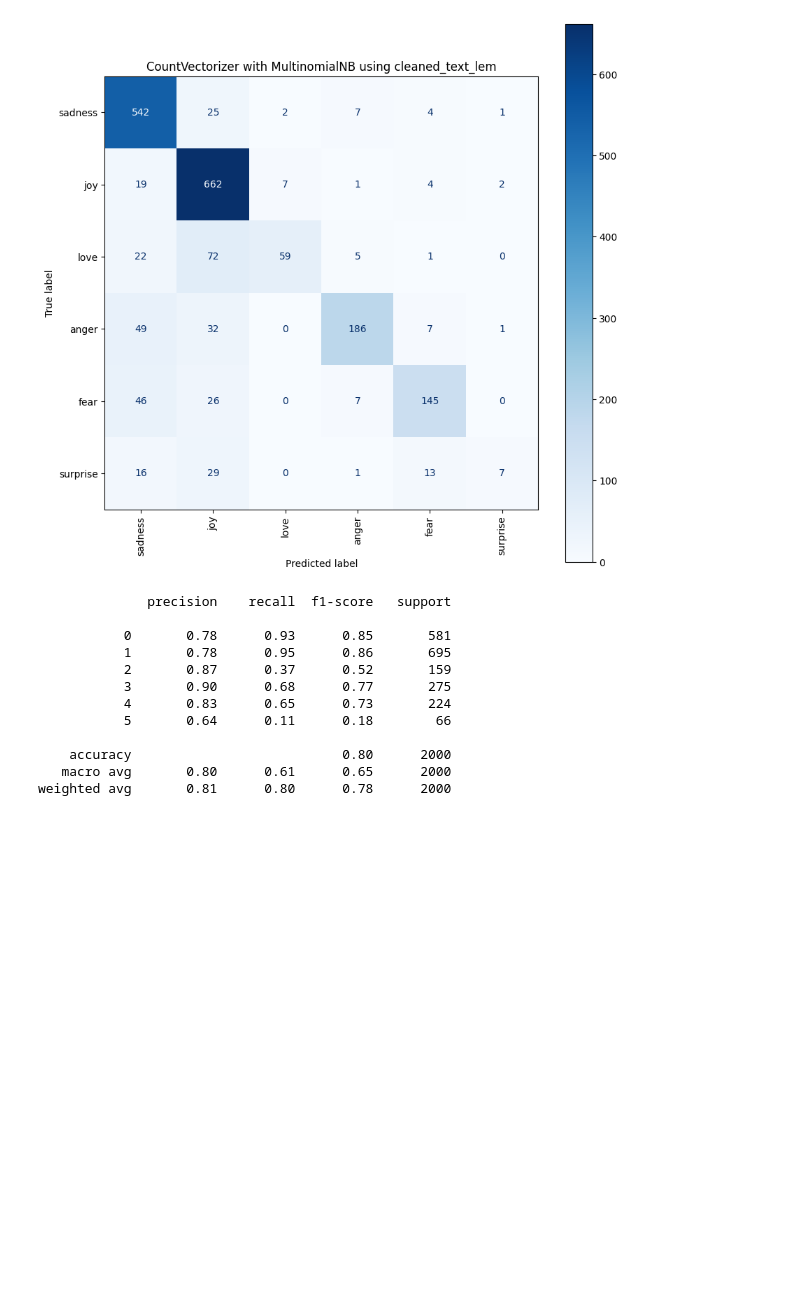
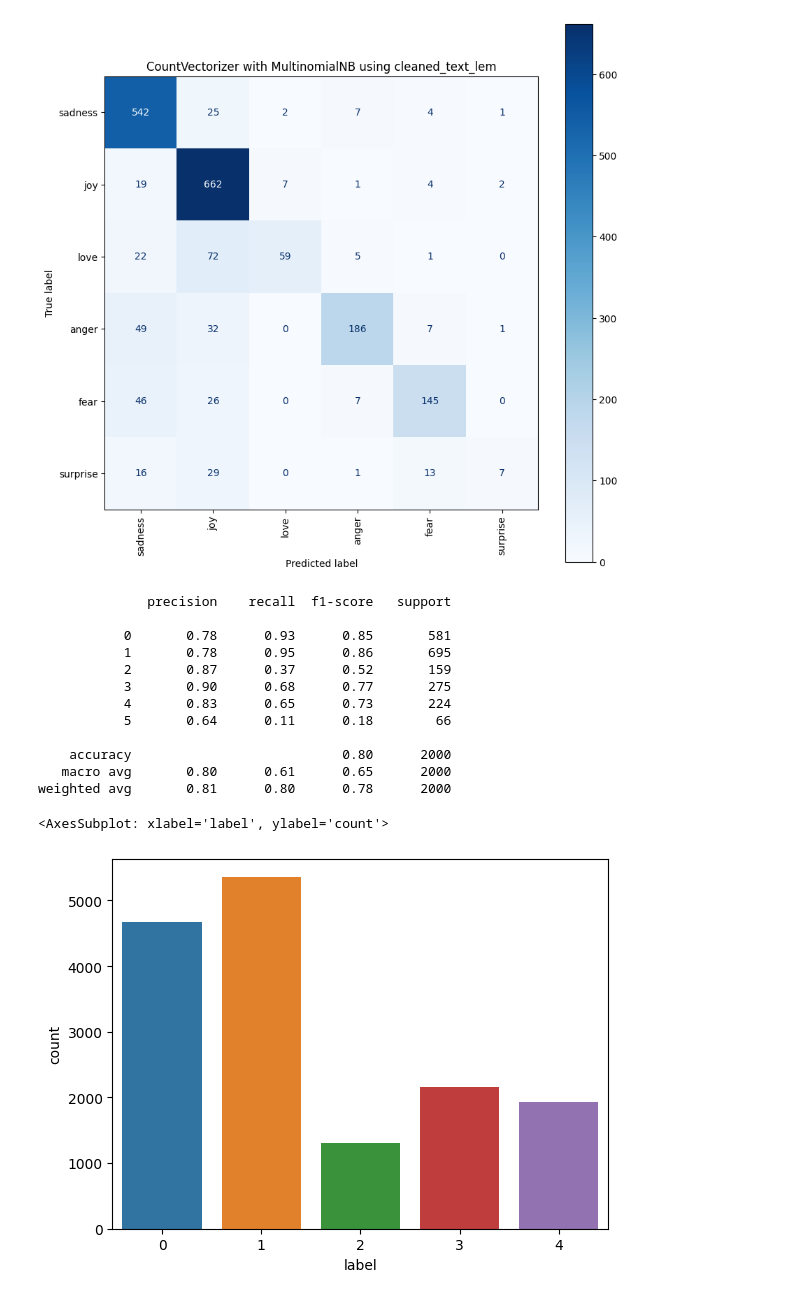
Before and after one commit to 112523chen/Project_SA_CTP, a Jupyter notebook: research.ipynb, the cells around one changed output. Cells and saved outputs as stored; diff of their text form; code cells hidden in the pictures; blank space fills up the shorter version.

Commit message:
new(): test with less label

```diff
--- a/research.ipynb
+++ b/research.ipynb
@@ -288,3 +309,14 @@ weighted avg       0.61      0.56      0.50      2000
     accuracy                           0.80      2000
    macro avg       0.80      0.61      0.65      2000
 weighted avg       0.81      0.80      0.78      2000
+# %%
+train_df_ = train_df.copy()
+test_df_ = test_df.copy()
+
+train_df_ = train_df_[train_df_['label'] != 5]
+test_df_ = test_df_[test_df_['label'] != 5]
+
+sns.countplot(x=train_df_['label'])
+# %% [output]
+<AxesSubplot: xlabel='label', ylabel='count'>
+[figure, added]
```
Also changed, not shown: parts of 3 cells of this notebook.
